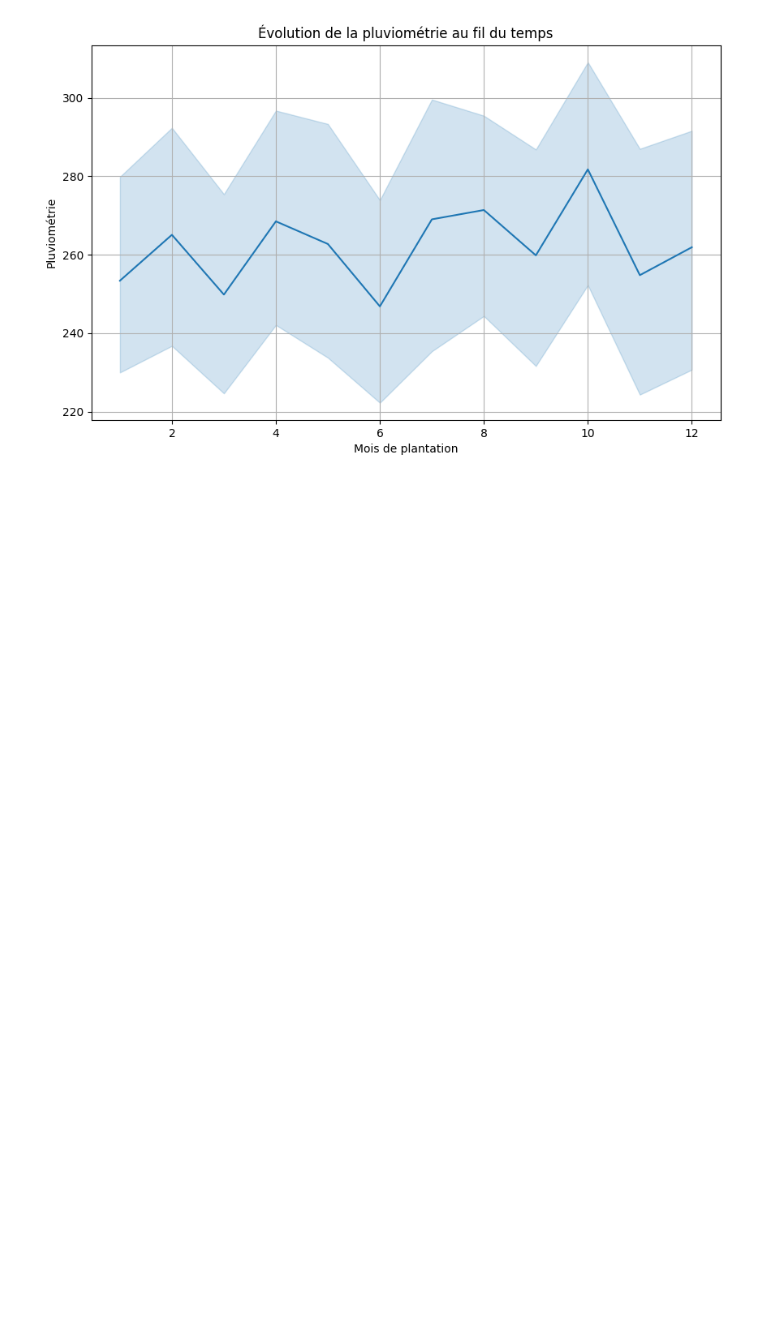
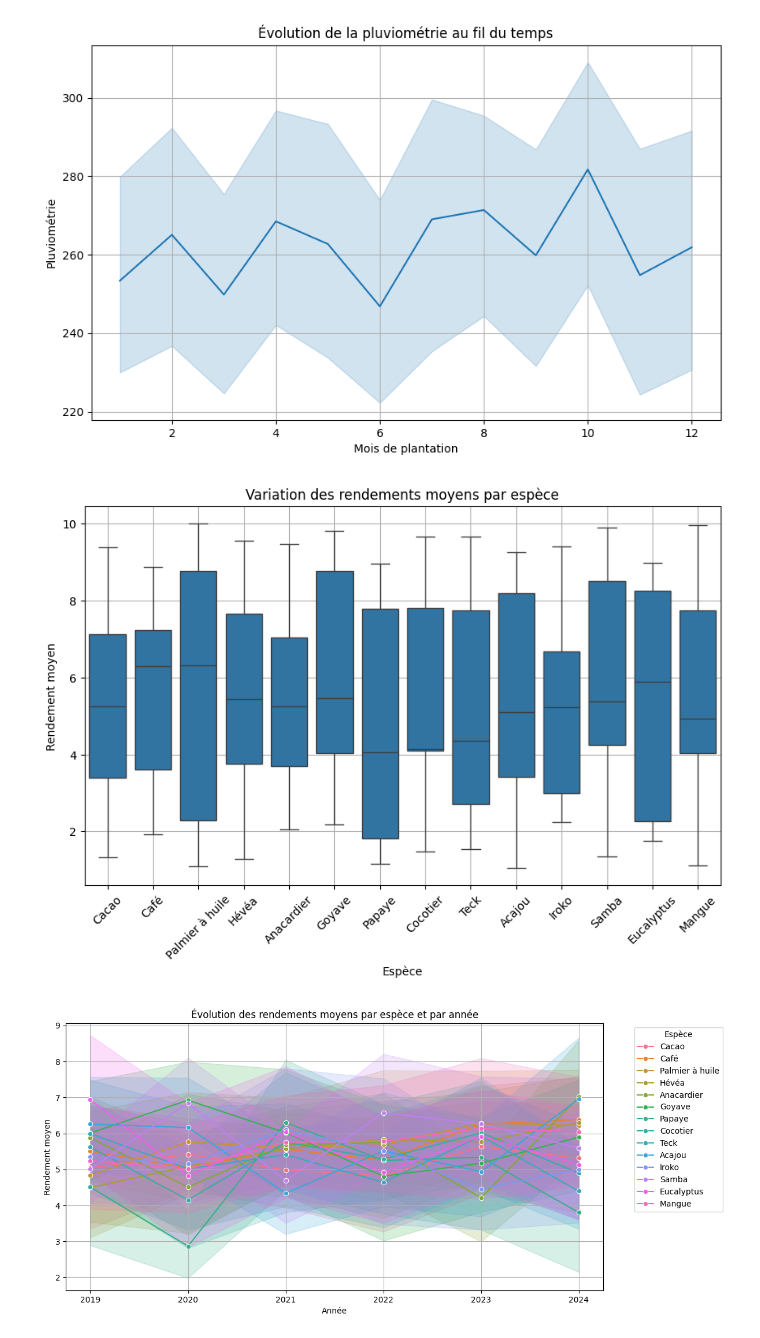
Before and after one commit to Flinguee75/ML-Yield-Prediction-Model, a Jupyter notebook: datasets/data_workflow.ipynb, the cells around one changed output. Saved outputs shown, nothing was run; the diff lists cells and outputs as text; code cells hidden in the pictures; blank space fills up the shorter version.

Commit message:
Ajustement de la visualisation des données pour améliorer la clarté des graphiques

```diff
--- a/datasets/data_workflow.ipynb
+++ b/datasets/data_workflow.ipynb
@@ -57,3 +57,29 @@ plt.grid(True)
 plt.show()
 # %% [output]
 [figure]
+# %%
+# Créer une nouvelle colonne 'année' à partir de la date
+dataset['année'] = dataset['date_plantation'].dt.year
+
+# Boxplot : Rendement moyen par espèce
+plt.figure(figsize=(10, 6))
+sns.boxplot(data=dataset, x='nom_espece', y='rendement_moyen')
+plt.title("Variation des rendements moyens par espèce")
+plt.xlabel("Espèce")
+plt.ylabel("Rendement moyen")
+plt.xticks(rotation=45)
+plt.grid(True)
+plt.show()
+
+# Lineplot : Rendement moyen au fil des années pour chaque espèce
+plt.figure(figsize=(12, 6))
+sns.lineplot(data=dataset, x='année', y='rendement_moyen', hue='nom_espece', marker="o")
+plt.title("Évolution des rendements moyens par espèce et par année")
+plt.xlabel("Année")
+plt.ylabel("Rendement moyen")
+plt.legend(title="Espèce", bbox_to_anchor=(1.05, 1), loc='upper left')
+plt.grid(True)
+plt.show()
+# %% [output]
+[figure, added]
+[figure, added]
```
